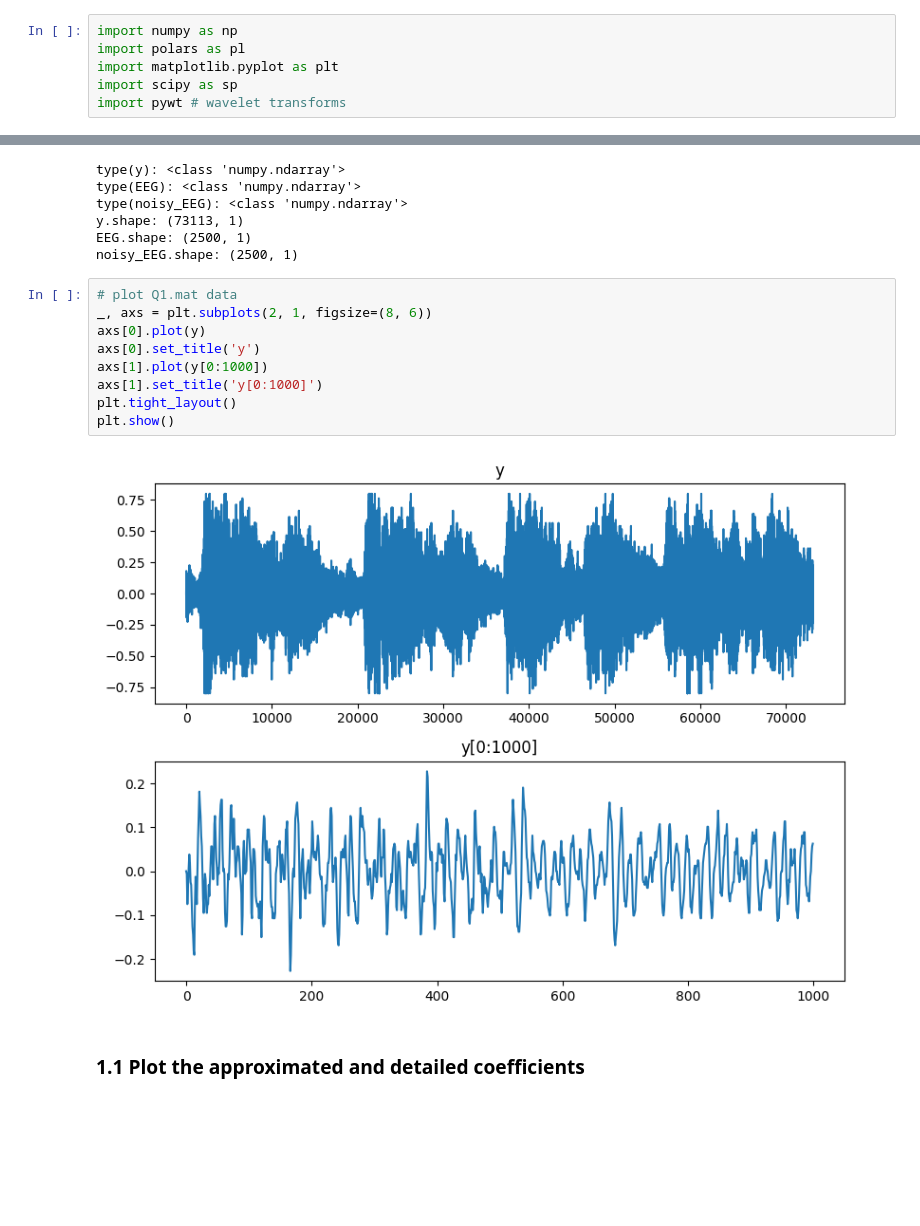
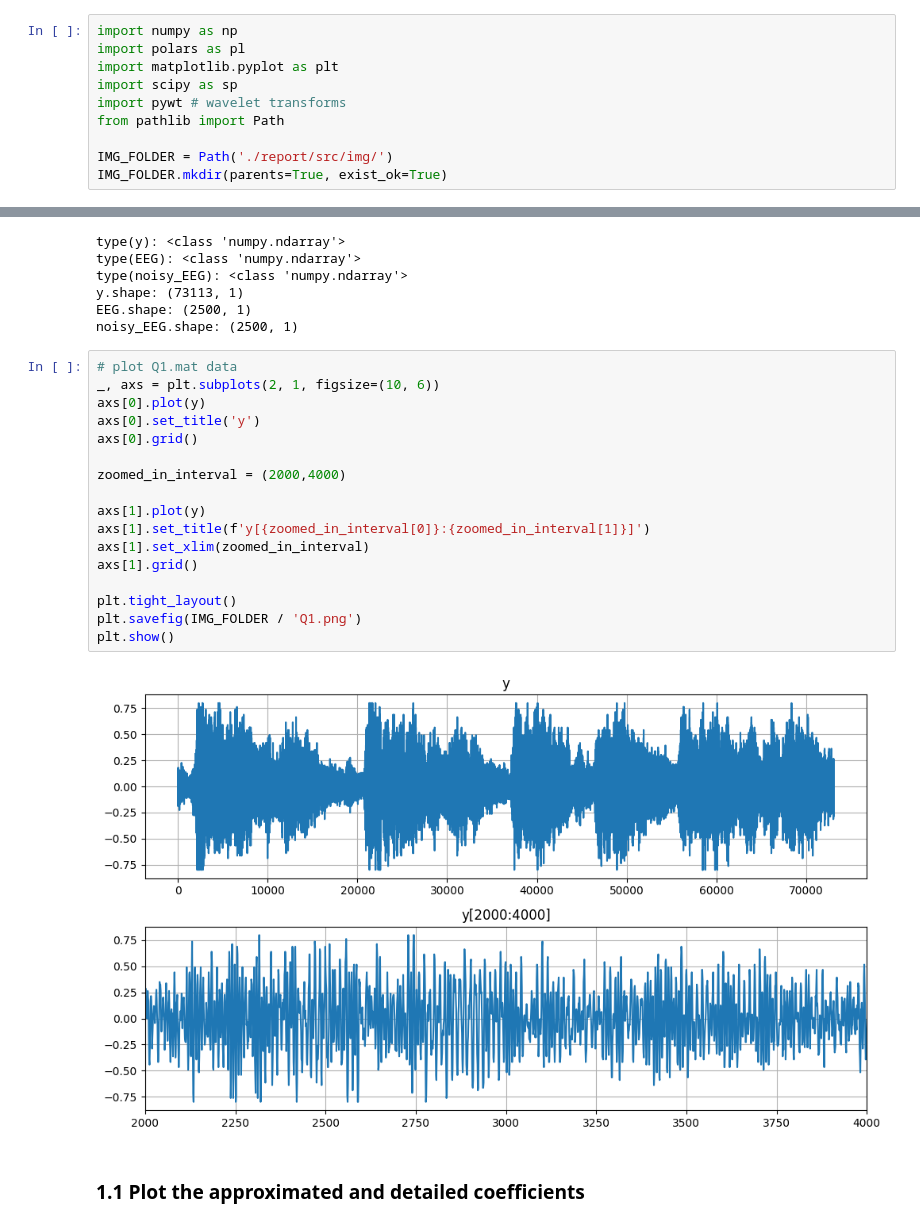
Before and after one commit to kpbaks/advanced-the-signal-processing-assignment-3, a Jupyter notebook: assignment.ipynb, the cells around one changed output, grey strips where cells are left out. Saved outputs shown, nothing was run; the diff lists cells and outputs as text; blank space fills up the shorter version.

Commit message:
feat((plots)): Add plots for problem 1.a

```diff
--- a/assignment.ipynb
+++ b/assignment.ipynb
@@ -4,6 +4,10 @@ import polars as pl
 import matplotlib.pyplot as plt
 import scipy as sp
 import pywt # wavelet transforms
+from pathlib import Path
+
+IMG_FOLDER = Path('./report/src/img/')
+IMG_FOLDER.mkdir(parents=True, exist_ok=True)
 # %%
 # read Q{1,2,3}.mat
 q1 = sp.io.loadmat('./data/Q1.mat')
@@ -37,14 +41,22 @@ EEG.shape: (2500, 1)
 noisy_EEG.shape: (2500, 1)
 # %%
 # plot Q1.mat data
-_, axs = plt.subplots(2, 1, figsize=(8, 6))
+_, axs = plt.subplots(2, 1, figsize=(10, 6))
 axs[0].plot(y)
 axs[0].set_title('y')
-axs[1].plot(y[0:1000])
-axs[1].set_title('y[0:1000]')
+axs[0].grid()
+
+zoomed_in_interval = (2000,4000)
+
+axs[1].plot(y)
+axs[1].set_title(f'y[{zoomed_in_interval[0]}:{zoomed_in_interval[1]}]')
+axs[1].set_xlim(zoomed_in_interval)
+axs[1].grid()
+
 plt.tight_layout()
+plt.savefig(IMG_FOLDER / 'Q1.png')
 plt.show()
 # %% [output]
-[figure, old version]
+[figure, new version]
 # %% [markdown]
 ### 1.1 Plot the approximated and detailed coefficients
```
Also changed, not shown: parts of 20 cells of this notebook, 2 other files.
